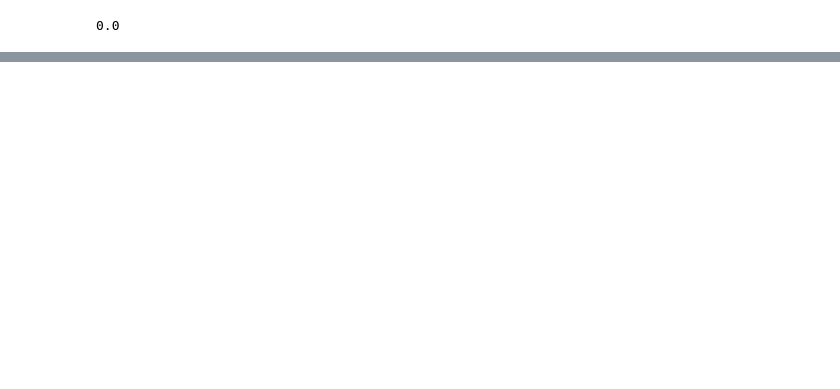
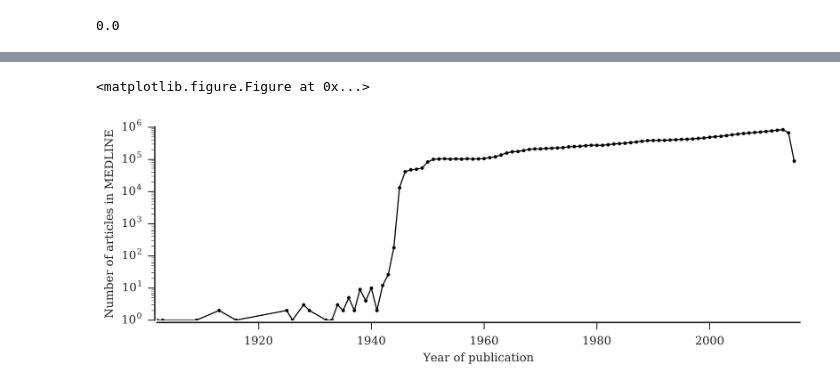
Before and after one commit to napsternxg/Novelty, a Jupyter notebook: AnalysisPlots.ipynb, the cells around one changed output, grey strips where cells are left out. Saved outputs shown, nothing was run; the diff lists cells and outputs as text; code cells hidden in the pictures; blank space fills up the shorter version.

```diff
--- a/AnalysisPlots.ipynb
+++ b/AnalysisPlots.ipynb
@@ -168,0 +190,17 @@ array([  2.50148836,  97.49851164])
+# %%
+t = df[["PMID", "Year"]].groupby("Year").count().toPandas()
+# %%
+t = t.sort_values("Year")
+# %%
+plt.close("all")
+plt.clf()
+fig, ax = plt.subplots(figsize=(10,3))
+ax.plot(t.Year, t["count"], "-ko")
+ax.set_yscale("log")
+ax.set_xlim([1902,2016])
+ax.set_ylabel("Number of articles in MEDLINE")
+ax.set_xlabel("Year of publication")
+sns.despine(offset=2)
+# %% [output]
+<matplotlib.figure.Figure at 0x...>
+[figure, added]
```
Also changed, not shown: parts of 17 cells of this notebook, 7 other files.
